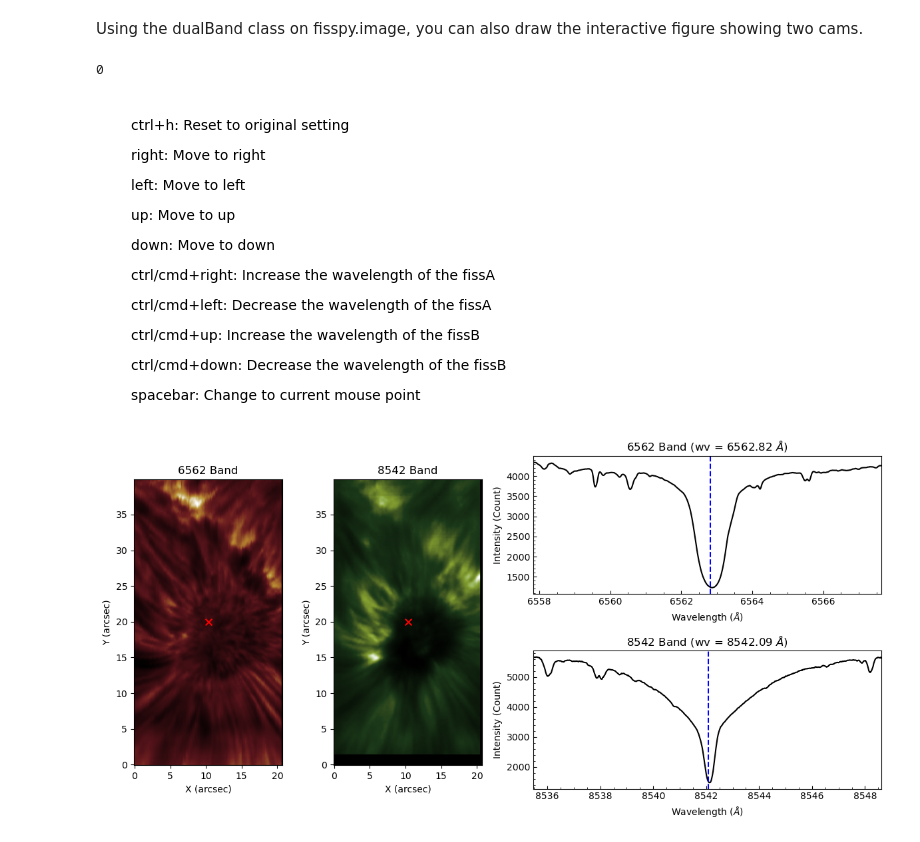
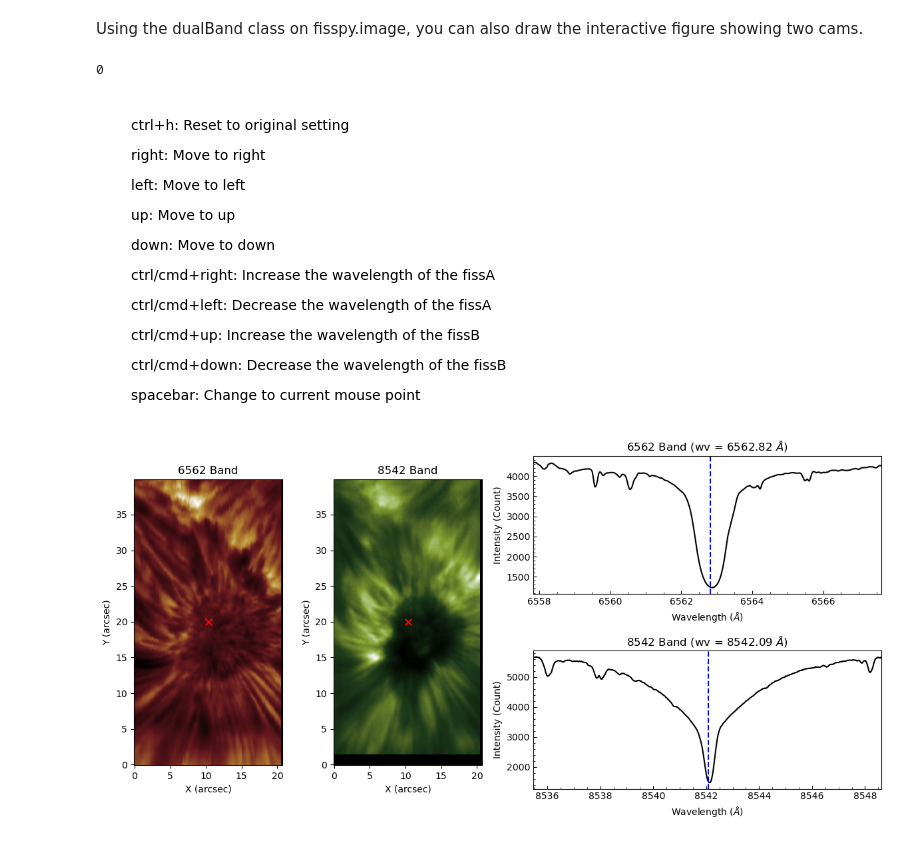
Before and after one commit to SNU-sunday/fisspy, a Jupyter notebook: docs/read_example.ipynb, the cells around one changed output. Saved outputs shown, nothing was run; the diff lists cells and outputs as text; code cells hidden in the pictures.

```diff
--- a/docs/read_example.ipynb
+++ b/docs/read_example.ipynb
@@ -90,8 +90,8 @@ You can handle this figure with the left, right, bottom, top, spacebar, and ctrl
 Using the dualBand class on fisspy.image, you can also draw the interactive figure showing two cams.
 # %%
 from fisspy.image import dualBand
-db = dualBand(FA, FB)
+db = dualBand(FA, FB, scale='log')
 # %% [output]
 0
 [figure]
-[figure, old version]
+[figure, new version]
```
Also changed, not shown: 55 other files.
